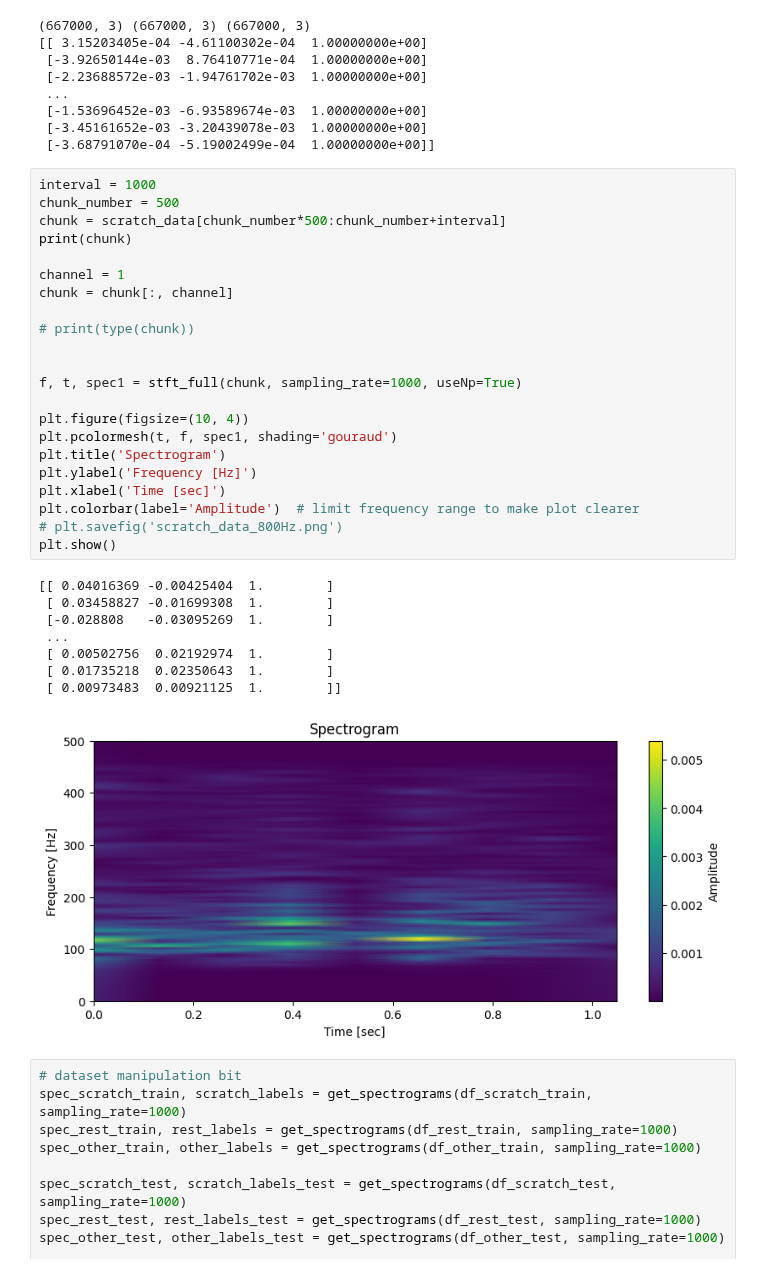
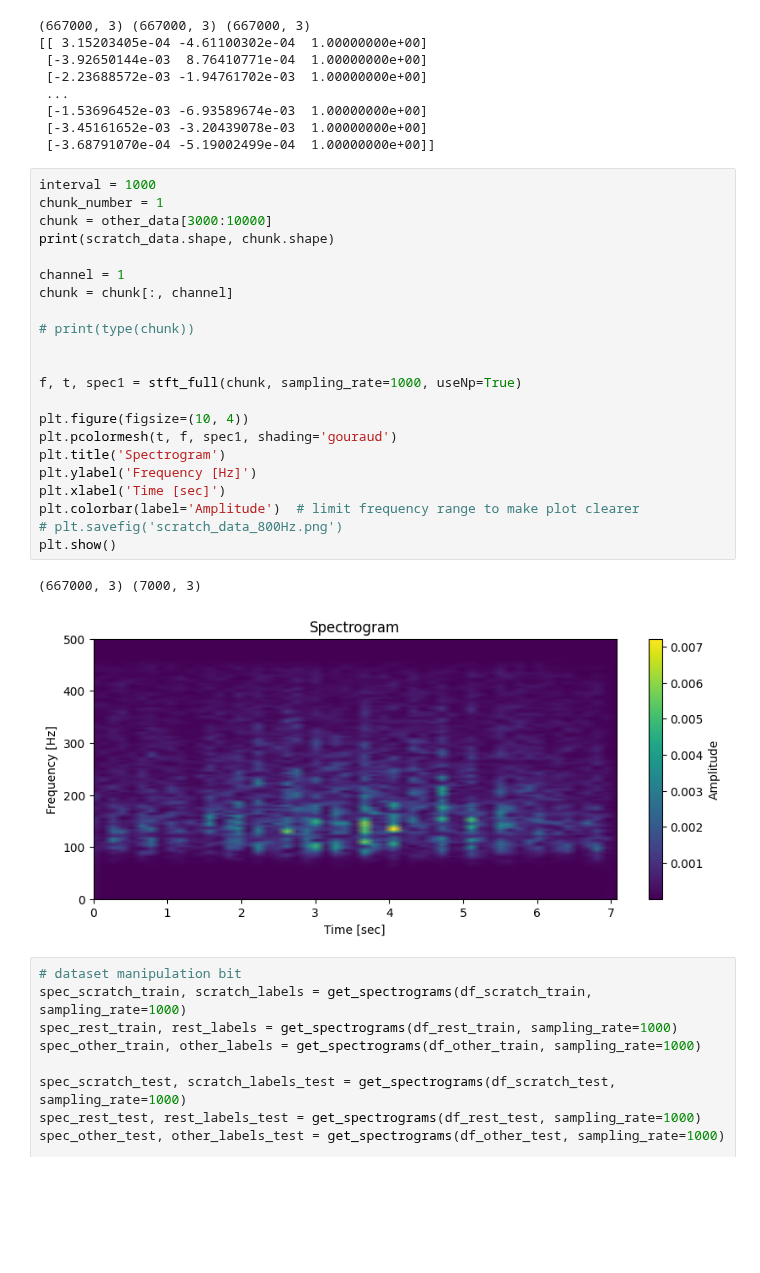
Before and after one commit to Aryanaut/ecz-ware, a Jupyter notebook: training/spectrogram.ipynb, the cells around one changed output. Cells and saved outputs as stored; diff of their text form; blank space fills up the shorter version.

```diff
--- a/training/spectrogram.ipynb
+++ b/training/spectrogram.ipynb
@@ -273,35 +262,29 @@ df_other_train, df_other_test = split_data(other_data)
  [-3.68791070e-04 -5.19002499e-04  1.00000000e+00]]
 # %%
 interval = 1000
-chunk_number = 500
-chunk = scratch_data[chunk_number*500:chunk_number+interval]
-print(chunk)
+chunk_number = 1
+chunk = other_data[3000:10000]
+print(scratch_data.shape, chunk.shape)
 
 channel = 1
 chunk = chunk[:, channel]
 
 # print(type(chunk))
 
 
 f, t, spec1 = stft_full(chunk, sampling_rate=1000, useNp=True)
 
 plt.figure(figsize=(10, 4))
 plt.pcolormesh(t, f, spec1, shading='gouraud')
 plt.title('Spectrogram')
 plt.ylabel('Frequency [Hz]')
 plt.xlabel('Time [sec]')
 plt.colorbar(label='Amplitude')  # limit frequency range to make plot clearer
 # plt.savefig('scratch_data_800Hz.png')
 plt.show()
 # %% [output]
-[[ 0.04016369 -0.00425404  1.        ]
- [ 0.03458827 -0.01699308  1.        ]
- [-0.028808   -0.03095269  1.        ]
- ...
- [ 0.00502756  0.02192974  1.        ]
- [ 0.01735218  0.02350643  1.        ]
- [ 0.00973483  0.00921125  1.        ]]
+(667000, 3) (7000, 3)
-[figure, old version]
+[figure, new version]
 # %%
 # dataset manipulation bit
 spec_scratch_train, scratch_labels = get_spectrograms(df_scratch_train, sampling_rate=1000)
```
Also changed, not shown: parts of 5 cells of this notebook.
